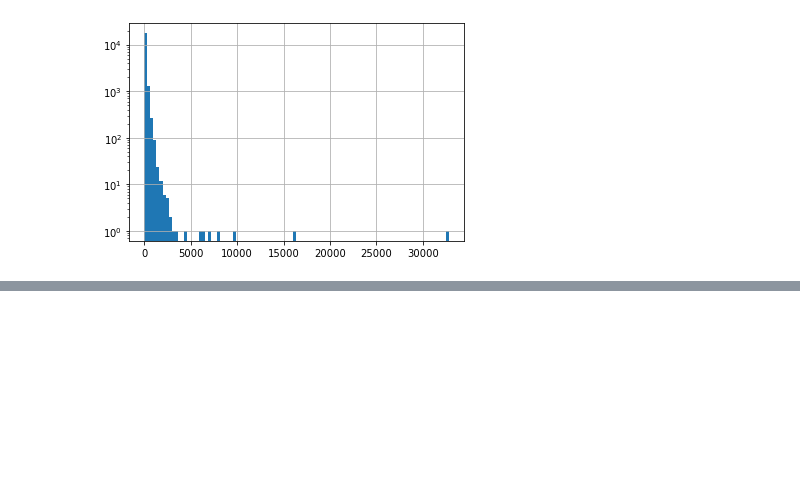
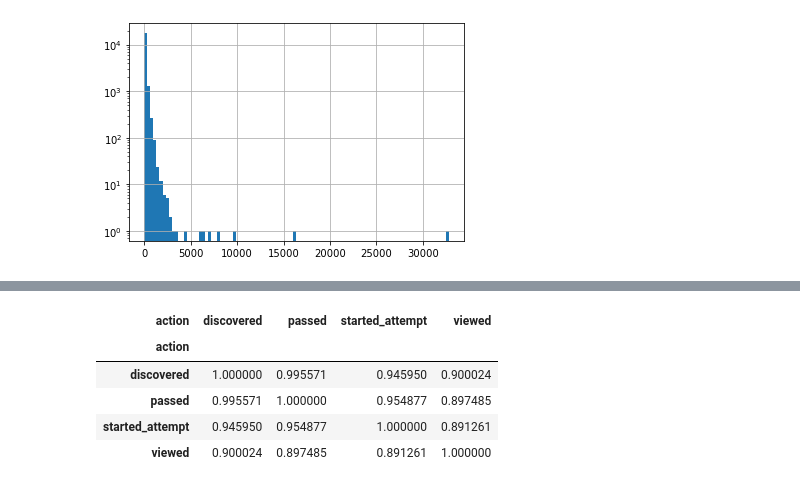
Before and after one commit to gbrs/Intro_DS_ML_Stepic_Karpov, a Jupyter notebook: ml_contest.ipynb, the cells around one changed output, grey strips where cells are left out. Cells and saved outputs as stored; diff of their text form; code cells hidden in the pictures; blank space fills up the shorter version.

```diff
--- a/ml_contest.ipynb
+++ b/ml_contest.ipynb
@@ -406,0 +397,10 @@ user_actions[user_actions.started_attempt > 230]
+# %%
+user_actions[user_actions.viewed < 1000].loc[:, 'discovered':].corr()
+# корреляция между всеми показателями действий большая, если отбросить сотню человек, которые viewed больше 1 000 раз
+# %% [output]
+| action | discovered | passed | started_attempt | viewed |
+| action |  |  |  |  |
+| discovered | 1.000000 | 0.995571 | 0.945950 | 0.900024 |
+| passed | 0.995571 | 1.000000 | 0.954877 | 0.897485 |
+| started_attempt | 0.945950 | 0.954877 | 1.000000 | 0.891261 |
+| viewed | 0.900024 | 0.897485 | 0.891261 | 1.000000 |
```
Also changed, not shown: parts of 7 cells of this notebook.
